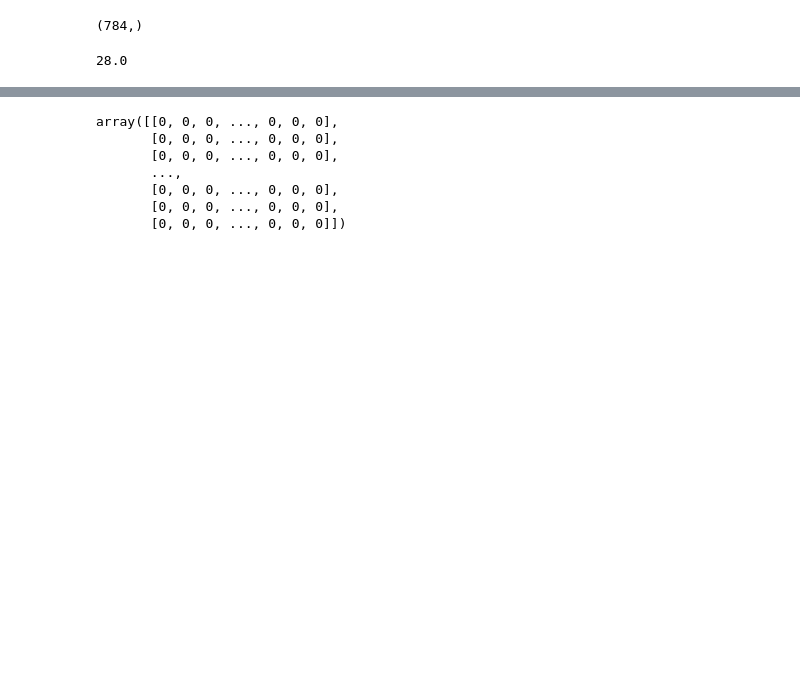
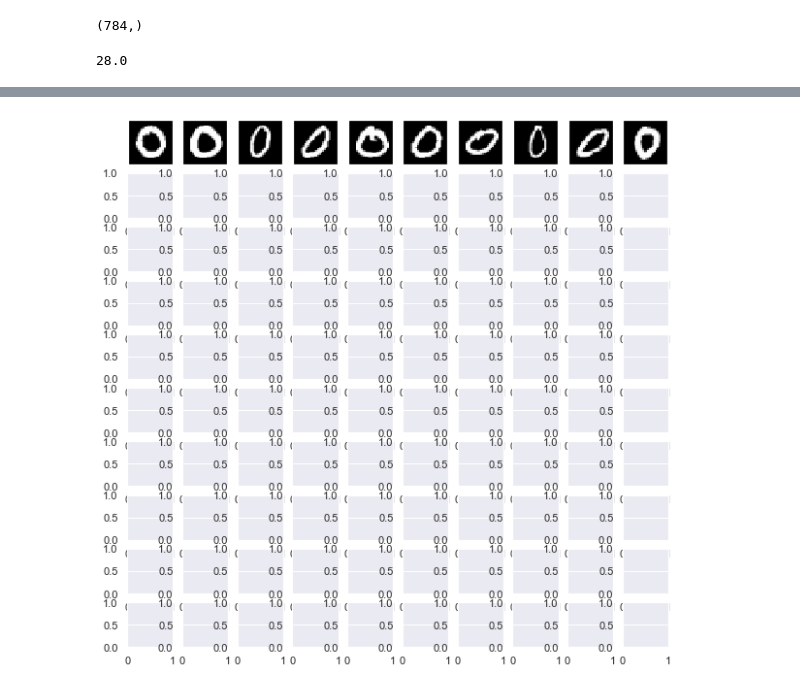
Before and after one commit to SaihaMohammed/MNIST-Digit-Recognition-using-Neural-Network, a Jupyter notebook: MNIST-Neural.ipynb, the cells around one changed output, grey strips where cells are left out. Saved outputs shown, nothing was run; the diff lists cells and outputs as text; code cells hidden in the pictures; blank space fills up the shorter version.

Commit message:
Wrote a helper function to plot

```diff
--- a/MNIST-Neural.ipynb
+++ b/MNIST-Neural.ipynb
@@ -128,10 +130,0 @@ def plot_ten_images_for_each_Class(X_train,Y_itain):
-# %%
-X_train[Y_train == 0].iloc[:10].values
-# %% [output]
-array([[0, 0, 0, ..., 0, 0, 0],
-       [0, 0, 0, ..., 0, 0, 0],
-       [0, 0, 0, ..., 0, 0, 0],
-       ...,
-       [0, 0, 0, ..., 0, 0, 0],
-       [0, 0, 0, ..., 0, 0, 0],
-       [0, 0, 0, ..., 0, 0, 0]])
@@ -137,0 +133,10 @@ array([[0, 0, 0, ..., 0, 0, 0],
+# %%
+fig, axs = plt.subplots(10,10,figsize=(10,10))
+images= X_train[Y_train == 0].iloc[:10].values
+for i, image in enumerate(images):
+    axs[0,i].imshow(image.reshape(28,28), cmap ="gray")
+    axs[0,i].grid(False)
+    axs[0,i].set_xticks([])
+    axs[0,i].set_yticks([])
+# %% [output]
+[figure, added]
```
Also changed, not shown: parts of 5 cells of this notebook.
